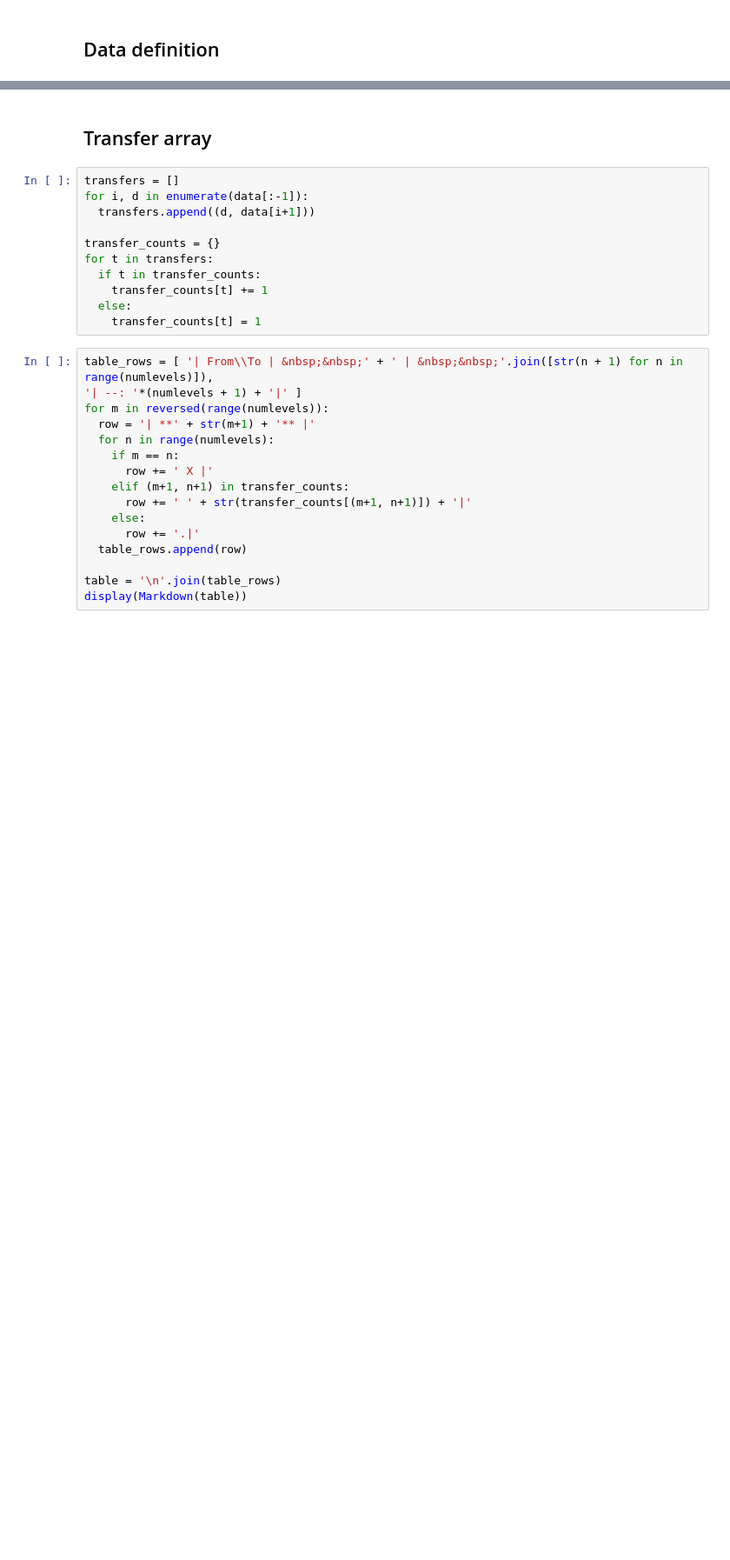
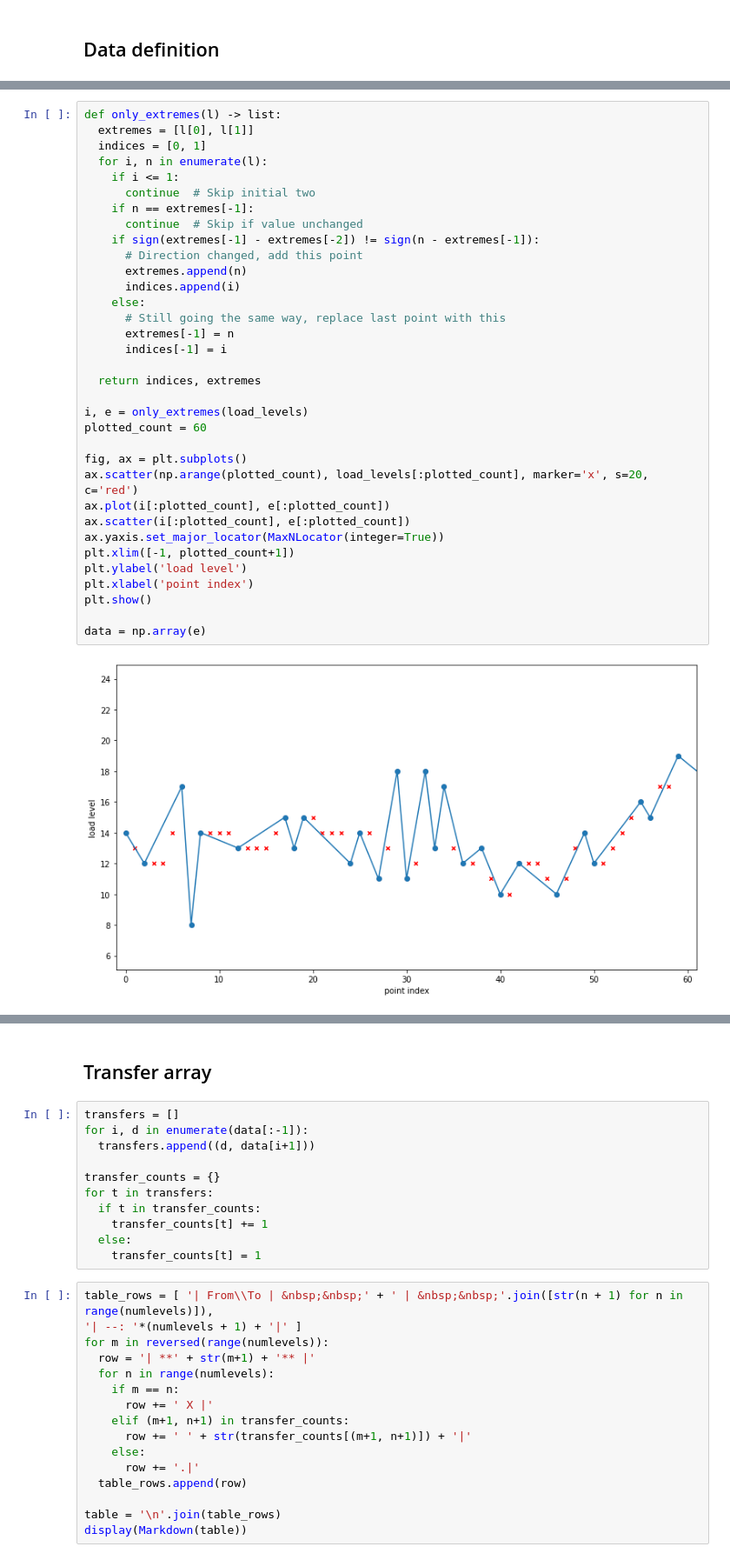
Before and after one commit to Maarrk/zidkl-article, a Jupyter notebook: advanced.ipynb, the cells around one changed output, grey strips where cells are left out. Shown: that part at 87% size. Cells and saved outputs as stored; diff of their text form; blank space fills up the shorter version.

```diff
--- a/advanced.ipynb
+++ b/advanced.ipynb
@@ -56,3 +93,39 @@ data = [ord(c) - ord('A') + 4 for c in datastring]
+# %%
+def only_extremes(l) -> list:
+  extremes = [l[0], l[1]]
+  indices = [0, 1]
+  for i, n in enumerate(l):
+    if i <= 1:
+      continue  # Skip initial two
+    if n == extremes[-1]:
+      continue  # Skip if value unchanged
+    if sign(extremes[-1] - extremes[-2]) != sign(n - extremes[-1]):
+      # Direction changed, add this point
+      extremes.append(n)
+      indices.append(i)
+    else:
+      # Still going the same way, replace last point with this
+      extremes[-1] = n
+      indices[-1] = i
+
+  return indices, extremes
+
+i, e = only_extremes(load_levels)
+plotted_count = 60
+
+fig, ax = plt.subplots()
+ax.scatter(np.arange(plotted_count), load_levels[:plotted_count], marker='x', s=20, c='red')
+ax.plot(i[:plotted_count], e[:plotted_count])
+ax.scatter(i[:plotted_count], e[:plotted_count])
+ax.yaxis.set_major_locator(MaxNLocator(integer=True))
+plt.xlim([-1, plotted_count+1])
+plt.ylabel('load level')
+plt.xlabel('point index')
+plt.show()
+
+data = np.array(e)
+# %% [output]
+[figure, added]
 # %%
 plt.plot(data)
 plt.xlim([-1, 26])
```
Also changed, not shown: parts of 11 cells of this notebook.
